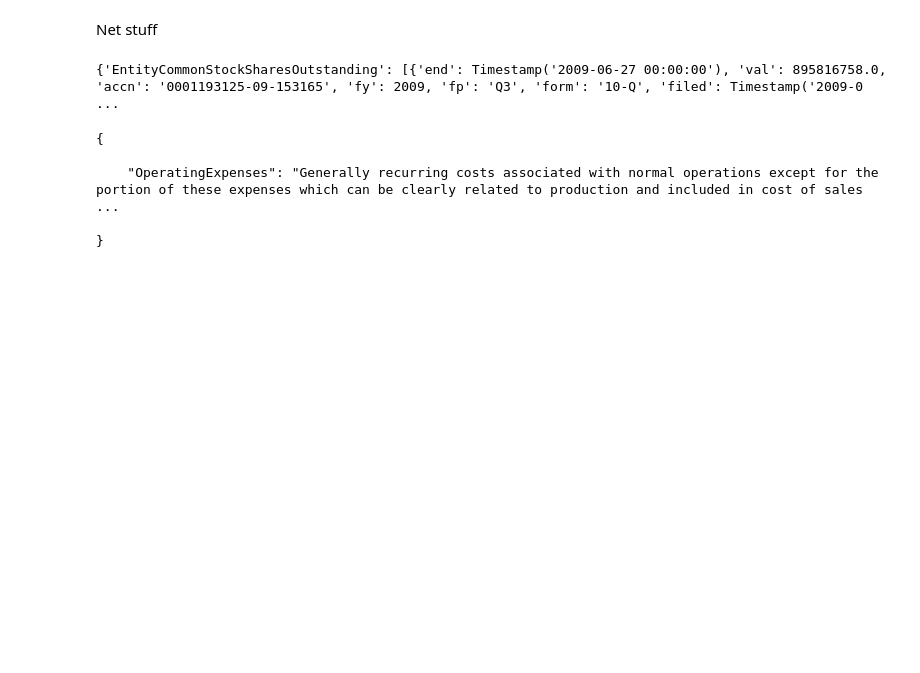
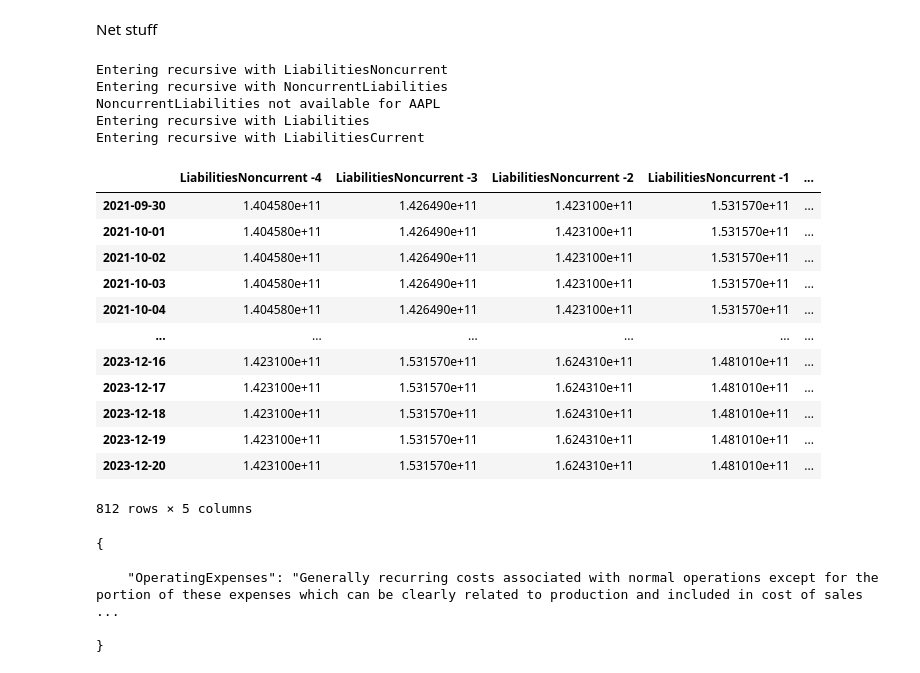
Before and after one commit to BlackdoorAI/Finance-bro, a Jupyter notebook: extract.ipynb, the cells around one changed output. Saved outputs shown, nothing was run; the diff lists cells and outputs as text; code cells hidden in the pictures; blank space fills up the shorter version.

```diff
--- a/extract.ipynb
+++ b/extract.ipynb
@@ -80,17 +81,42 @@ START_RETRY_DELAY = 3
 # %%
 comp = comp_load("AAPL")
 
 # try:
 #     frame, value = recursive_fact(comp, "NetIncomeLoss", printout = True)
 #     # print("done")
 # except LookupError:
 #     pass
 
 # with open("examples\StaticAAPL.json", "w") as file:
 #     json.dump(comp.data["Assets"], file, indent =1 )
-print(comp.converted_data)
+# frame, unit = comp.fact("Assets")
+
+# "AssetsNoncurrent"
+# "CostOfRevenue"
+frame, unit = recursive_fact(comp,"LiabilitiesNoncurrent", printout=True)
+# frame.to_csv("examples/add_static_method.csv")
+frame.head(-10)
+
+# ""
 # %% [output]
-{'EntityCommonStockSharesOutstanding': [{'end': Timestamp('2009-06-27 00:00:00'), 'val': 895816758.0, 'accn': '0001193125-09-153165', 'fy': 2009, 'fp': 'Q3', 'form': '10-Q', 'filed': Timestamp('2009-0 ...
+Entering recursive with LiabilitiesNoncurrent
+Entering recursive with NoncurrentLiabilities
+NoncurrentLiabilities not available for AAPL
+Entering recursive with Liabilities
+Entering recursive with LiabilitiesCurrent
+|  | LiabilitiesNoncurrent -4 | LiabilitiesNoncurrent -3 | LiabilitiesNoncurrent -2 | LiabilitiesNoncurrent -1 | ... |
+| 2021-09-30 | 1.404580e+11 | 1.426490e+11 | 1.423100e+11 | 1.531570e+11 | ... |
+| 2021-10-01 | 1.404580e+11 | 1.426490e+11 | 1.423100e+11 | 1.531570e+11 | ... |
+| 2021-10-02 | 1.404580e+11 | 1.426490e+11 | 1.423100e+11 | 1.531570e+11 | ... |
+| 2021-10-03 | 1.404580e+11 | 1.426490e+11 | 1.423100e+11 | 1.531570e+11 | ... |
+| 2021-10-04 | 1.404580e+11 | 1.426490e+11 | 1.423100e+11 | 1.531570e+11 | ... |
+| ... | ... | ... | ... | ... | ... |
+| 2023-12-16 | 1.423100e+11 | 1.531570e+11 | 1.624310e+11 | 1.481010e+11 | ... |
+| 2023-12-17 | 1.423100e+11 | 1.531570e+11 | 1.624310e+11 | 1.481010e+11 | ... |
+| 2023-12-18 | 1.423100e+11 | 1.531570e+11 | 1.624310e+11 | 1.481010e+11 | ... |
+| 2023-12-19 | 1.423100e+11 | 1.531570e+11 | 1.624310e+11 | 1.481010e+11 | ... |
+| 2023-12-20 | 1.423100e+11 | 1.531570e+11 | 1.624310e+11 | 1.481010e+11 | ... |
+812 rows × 5 columns
 # %%
 company_wordsearch("UNP", "OperatingExpenses")
 # %% [output]
```
Also changed, not shown: parts of 10 cells of this notebook, 1 other file.
